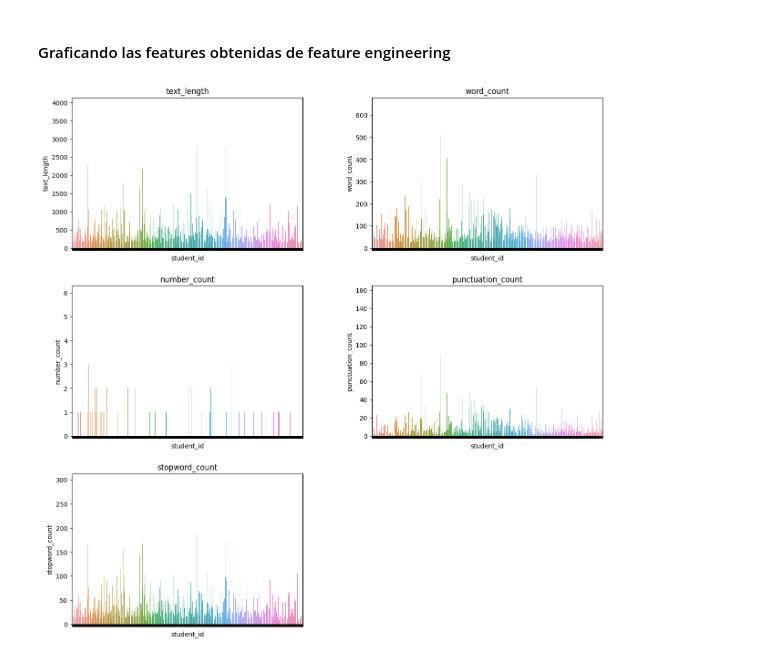
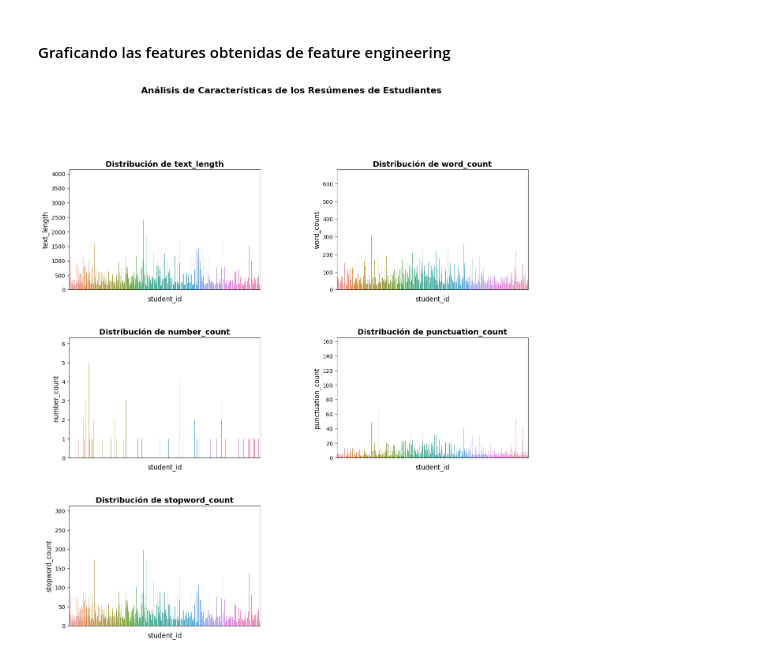
Before and after one commit to Kojimena/DS-P2, a Jupyter notebook: analisis_exploratorio.ipynb, the cells around one changed output. Drawn from its saved outputs; the diff is of its cells as text; code cells hidden in the pictures.

```diff
--- a/analisis_exploratorio.ipynb
+++ b/analisis_exploratorio.ipynb
@@ -371,15 +371,25 @@ FEATURE_COLUMNS = df_train.drop(columns = ['student_id', 'prompt_id', 'text', 'p
                                            'prompt_title', 'prompt_text', 'content', 'wording'], axis = 1).columns.to_list()
 # %%
 figure, axes = plt.subplots(3, 2, figsize=(15, 15))
-plt.subplots_adjust(hspace=0.25, wspace=0.3)
+plt.subplots_adjust(hspace=0.4, wspace=0.4)
 
 for i, column_name in enumerate(FEATURE_COLUMNS):
     row = i//2
     col = i % 2
     bp = sns.barplot(ax=axes[row, col], x=df_train['student_id'], y=df_train[column_name])
-    bp.set(xticklabels=[])
-    axes[row, col].set_title(column_name)
-    axes[2, 1].set_visible(False)
+    bp.set(xticklabels=[], xlabel=None)
+    axes[row, col].set_title(f"Distribución de {column_name}", fontsize=14, fontweight='bold')
+    axes[row, col].set_ylabel(column_name, fontsize=12)
+    axes[row, col].set_xlabel('student_id', fontsize=12)
+    axes[row, col].tick_params(axis='y', labelsize=10)
+    axes[row, col].tick_params(axis='x', bottom=False)
+
+axes[2, 1].set_visible(False)
+
+figure.suptitle('Análisis de Características de los Resúmenes de Estudiantes', fontsize=16, fontweight='bold', y=1.02)
+
+
+
 plt.show()
 # %% [output]
-[figure, old version]
+[figure, new version]
```
Also changed, not shown: parts of 7 cells of this notebook, 1 other file.
